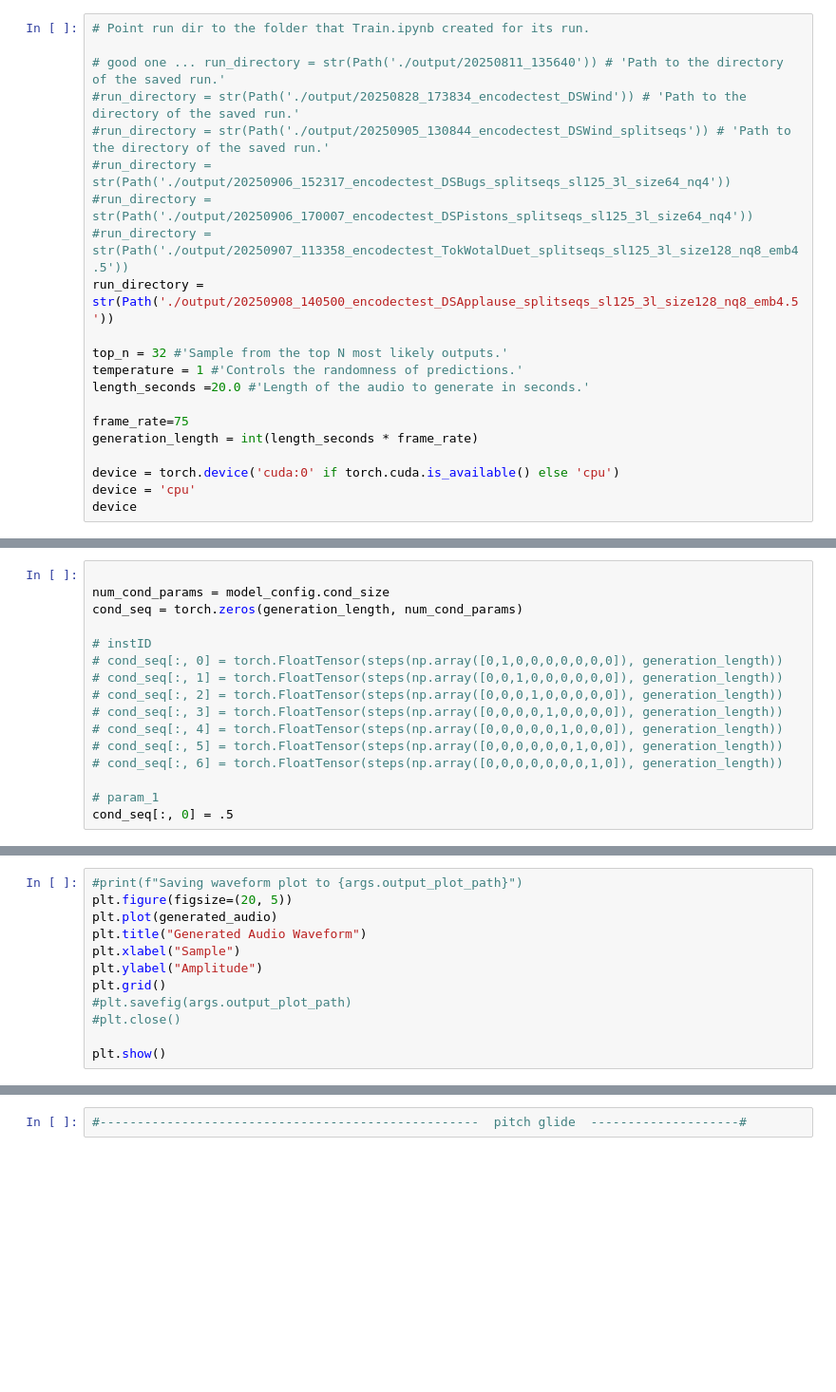
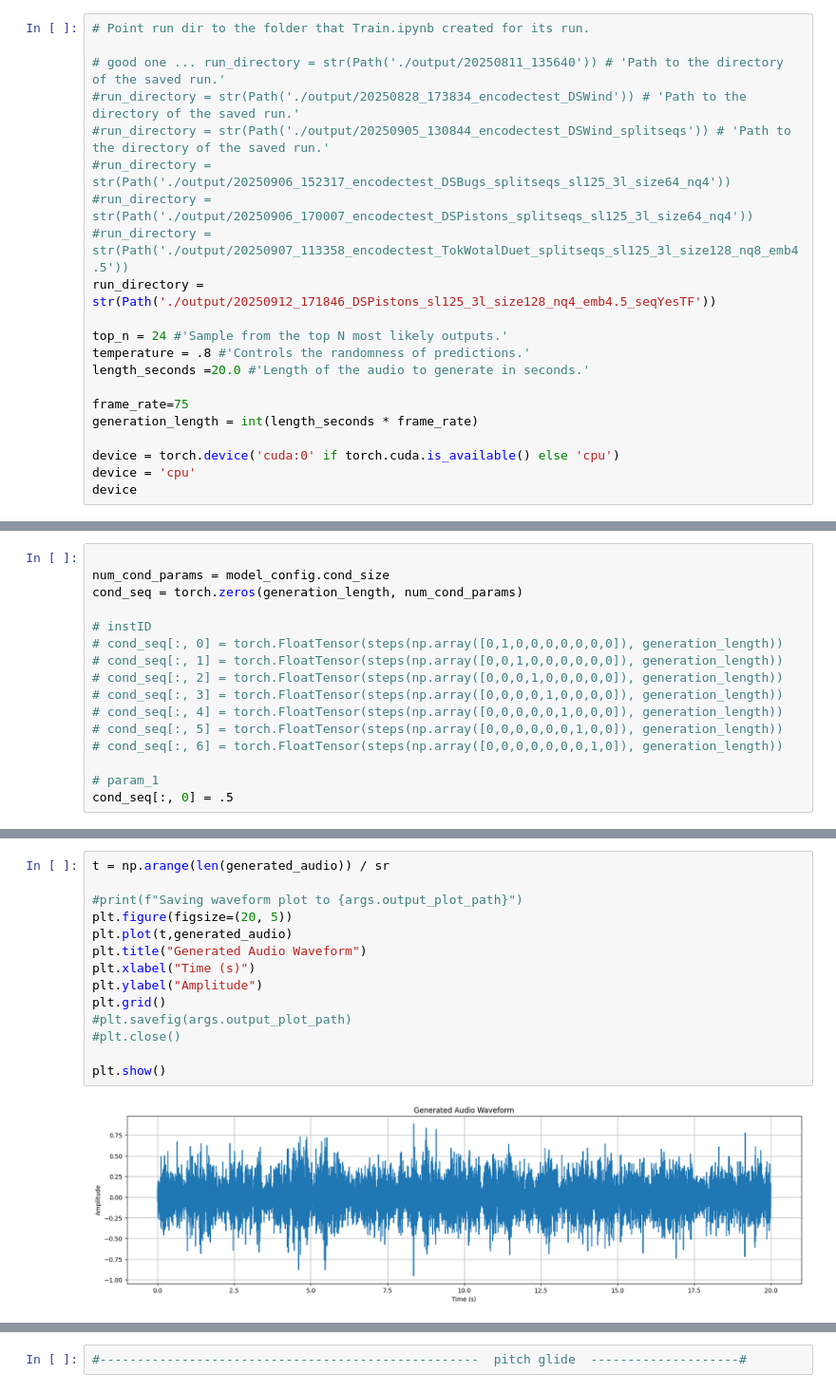
Before and after one commit to smilo7/RNeNcodec, a Jupyter notebook: InferenceEncodec.ipynb, the cells around one changed output, grey strips where cells are left out. Shown at 95% size. Drawn from its saved outputs; the diff is of its cells as text; blank space fills up the shorter version.

```diff
--- a/InferenceEncodec.ipynb
+++ b/InferenceEncodec.ipynb
@@ -26,10 +26,10 @@ from inference import run_inference
 #run_directory = str(Path('./output/20250906_152317_encodectest_DSBugs_splitseqs_sl125_3l_size64_nq4'))
 #run_directory = str(Path('./output/20250906_170007_encodectest_DSPistons_splitseqs_sl125_3l_size64_nq4'))
 #run_directory = str(Path('./output/20250907_113358_encodectest_TokWotalDuet_splitseqs_sl125_3l_size128_nq8_emb4.5'))
-run_directory = str(Path('./output/20250908_140500_encodectest_DSApplause_splitseqs_sl125_3l_size128_nq8_emb4.5'))
+run_directory = str(Path('./output/20250912_171846_DSPistons_sl125_3l_size128_nq4_emb4.5_seqYesTF'))
 
-top_n = 32 #'Sample from the top N most likely outputs.'
-temperature = 1 #'Controls the randomness of predictions.'
+top_n = 24 #'Sample from the top N most likely outputs.'
+temperature = .8 #'Controls the randomness of predictions.'
 length_seconds =20.0 #'Length of the audio to generate in seconds.'
 
 frame_rate=75
@@ -107,14 +127,18 @@ print(f"Time to generate: {elapsed_time:.2f}")
 # %%
+t = np.arange(len(generated_audio)) / sr
+
 #print(f"Saving waveform plot to {args.output_plot_path}")
 plt.figure(figsize=(20, 5))
-plt.plot(generated_audio)
+plt.plot(t,generated_audio)
 plt.title("Generated Audio Waveform")
-plt.xlabel("Sample")
+plt.xlabel("Time (s)")
 plt.ylabel("Amplitude")
 plt.grid()
 #plt.savefig(args.output_plot_path)
 #plt.close()
 
 plt.show()
+# %% [output]
+[figure, added]
 # %%
 Audio(generated_audio, rate=sr)
```
Also changed, not shown: parts of 7 cells of this notebook, 7 other files.
